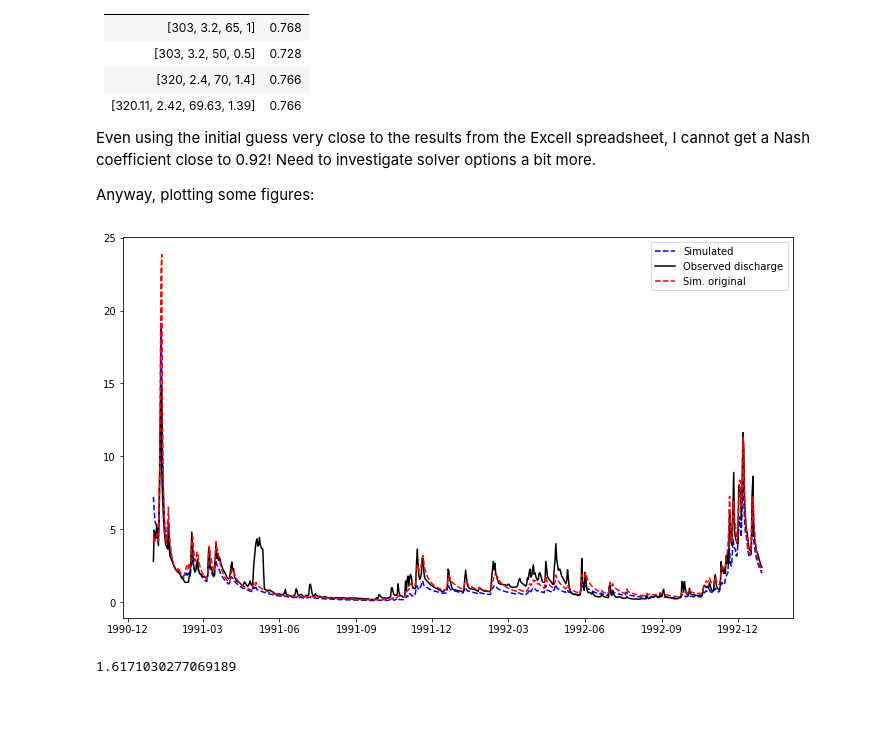
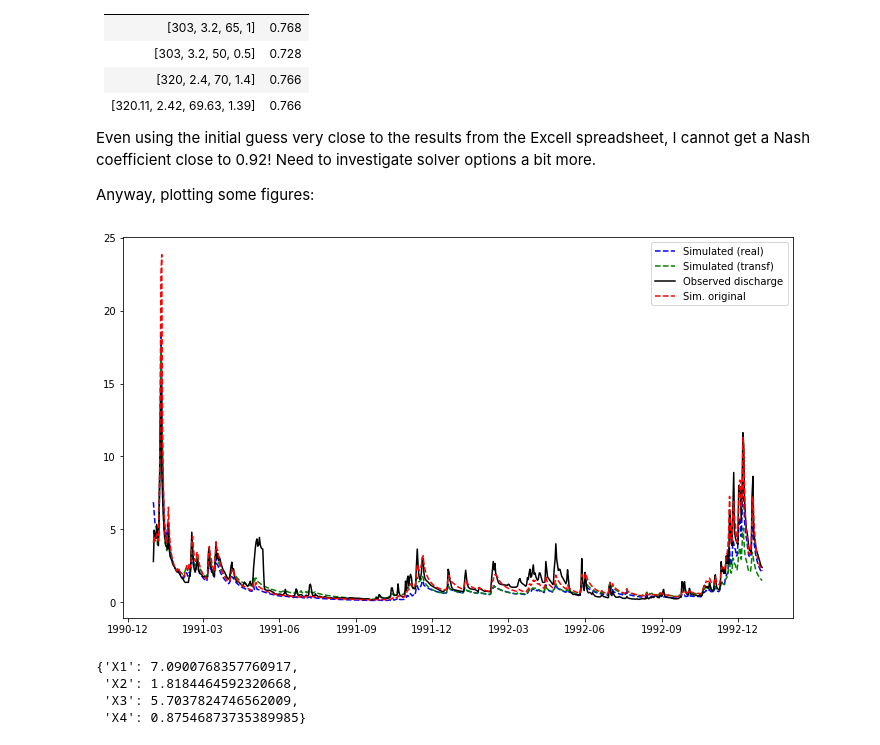
Before and after one commit to dvictori/learn_gr4j, a Jupyter notebook: Automatic parameter estimation for GR4J.ipynb, the cells around one changed output. Saved outputs shown, nothing was run; the diff lists cells and outputs as text; code cells hidden in the pictures; blank space fills up the shorter version.

```diff
--- a/Automatic parameter estimation for GR4J.ipynb
+++ b/Automatic parameter estimation for GR4J.ipynb
@@ -59,7 +59,7 @@ def nash(qobs, qsim):
     bottom = sum((qobs.mean() - qobs)**2)
     return 1 - top/bottom
 
-# function to be minimized
+# function to be minimized, using real parameter values
 def fun(guess, prec, etp, qobs):
     params = {'X1': guess[0],
               'X2': guess[1],
@@ -74,6 +74,24 @@ def fun(guess, prec, etp, qobs):
     qsim = gr4j(prec, etp, params, states)
     n = nash(qobs, qsim)
     return -n
+
+# function to be minimized, using transformed parameters values
+def fun_transf(guess, prec, etp, qobs):
+    transf_params = {'X1': guess[0],
+              'X2': guess[1],
+              'X3': guess[2],
+              'X4': guess[3]
+             }
+
+    params = transf2real(transf_params)
+
+    states = {'production_store': 0.60 * params['X1'],
+              'routing_store': 0.70 * params['X3']
+             }
+
+    qsim = gr4j(prec, etp, params, states)
+    n = nash(qobs, qsim)
+    return -n
 # %% [markdown]
 Testing the automatic parameter estimation using the dataset that comes with the GR4J_en.xlsx model spreadsheet. This data is from _Le Léguer à Belle-Isle-en-Terre_ watershed. The original model was obtained from https://webgr.irstea.fr/en/modeles/journalier-gr4j-2/fonctionnement_gr4j/.
 
@@ -194,16 +258,24 @@ Anyway, plotting some figures:
 # %%
 plt.figure(figsize=(12,7))
 
-plt.plot(data['qsim_mod'], 'b--', label = 'Simulated')
+plt.plot(data['qsim_r_mod'], 'b--', label = 'Simulated (real)')
+plt.plot(data['qsim_t_mod'], 'g--', label = 'Simulated (transf)')
 plt.plot(data['Qobs (mm/day)'], 'k', label = 'Observed discharge')
 plt.plot(data['Qsim (mm/day)'], 'r--', label = 'Sim. original')
 plt.legend()
 
 plt.show()
 # %% [output]
-[figure, old version]
+[figure, new version]
-# %%
-import numpy as np
-np.arcsinh(2.42)
-# %% [output]
-1.6171030277069189
+# %%
+params = {'X1': 1200,
+          'X2': 3,
+          'X3': 300,
+          'X4': 2.9
+         }
+real2transf(params)
+# %% [output]
+{'X1': 7.0900768357760917,
+ 'X2': 1.8184464592320668,
+ 'X3': 5.7037824746562009,
+ 'X4': 0.87546873735389985}
```
Also changed, not shown: parts of 2 cells of this notebook.
